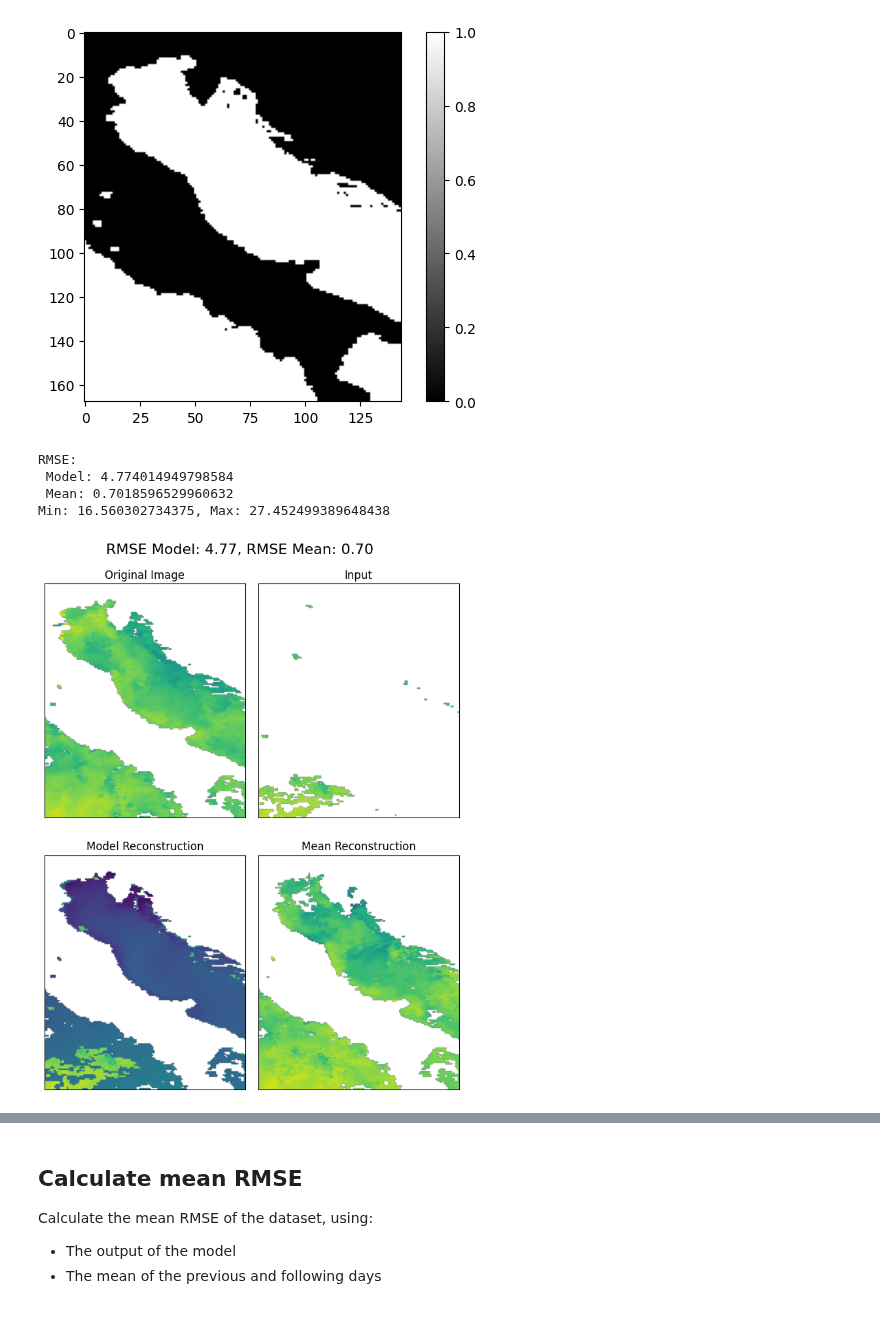
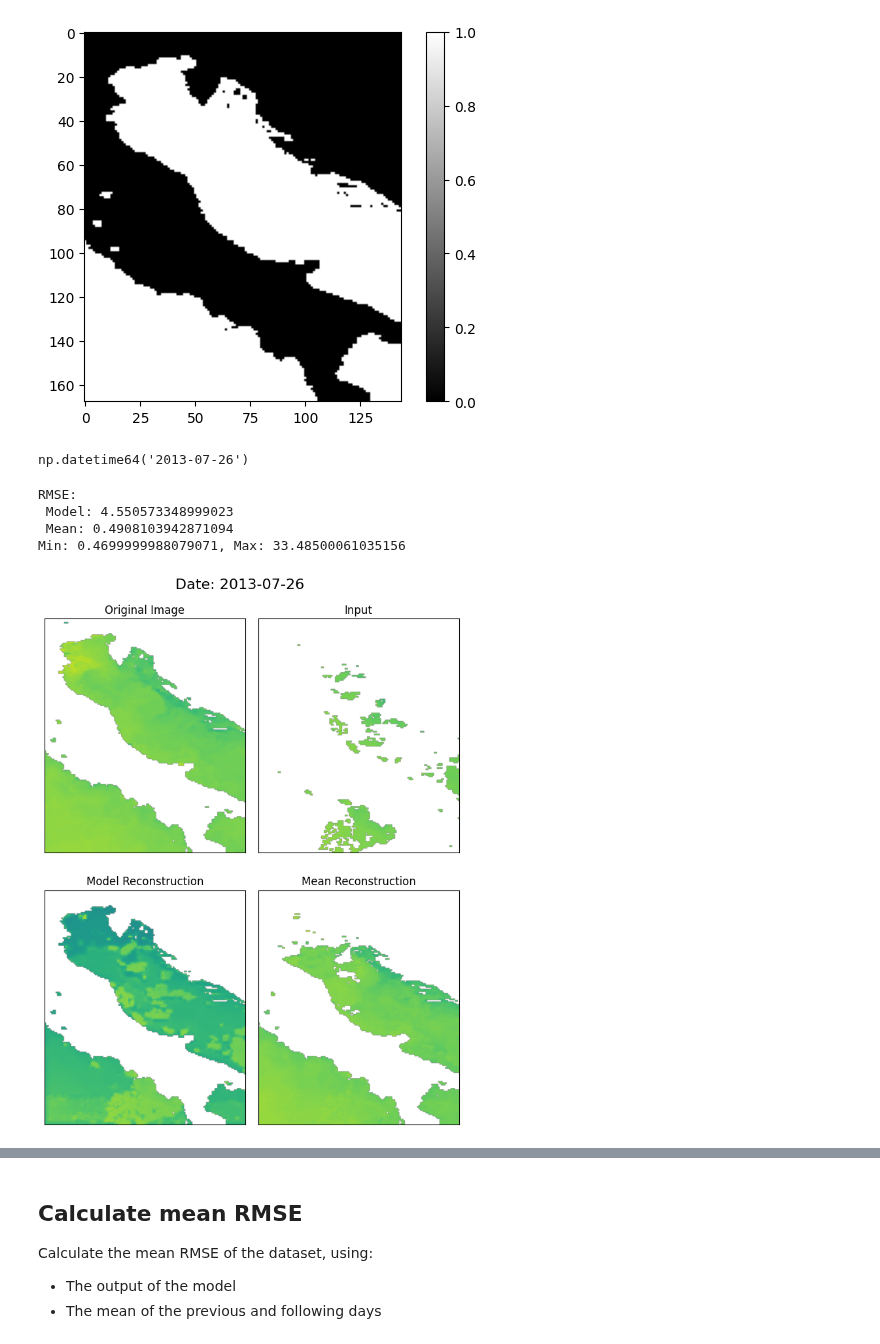
Before and after one commit to LisaDaVinchie/DINCAE.jl, a Jupyter notebook: data_analysis.ipynb, the cells around one changed output, grey strips where cells are left out. Saved outputs shown, nothing was run; the diff lists cells and outputs as text; code cells hidden in the pictures.

```diff
--- a/data_analysis.ipynb
+++ b/data_analysis.ipynb
@@ -7,7 +7,7 @@ import xarray
 import numpy as np
 import matplotlib.pyplot as plt
 # %%
-i = 7 # Index of the trial to analyze
+i = 8 # Index of the trial to analyze
 base_folder = f"./results/trial_{i}/"
 
 result = xarray.open_dataset(f"{base_folder}/data-avg.nc") # Model output
@@ -36,12 +36,16 @@ result_sst.shape, cleanup_sst.shape, cleanup_clouds_sst.shape, sea_mask.dtype, s
 # %%
 # Calculate in which days the clouds were applied
 
-added_clouds = []
+added_clouds = np.ones((N, 2), dtype=int)
 
 for i in range(N):
     missing_values = sum(np.isnan(cleanup_sst[i].flatten()))
     missing_values_clouds = sum(np.isnan(cleanup_clouds_sst[i].flatten()))
-    if missing_values_clouds > (missing_values + 100):
-        added_clouds.append(i)
+    n_pixels = missing_values_clouds - missing_values
+    added_clouds[i, 0] = i  # Store the day index
+    added_clouds[i, 1] = n_pixels
+
+# Sort added_clouds by the number of pixels with clouds (second column)
+added_clouds = added_clouds[added_clouds[:, 1].argsort()]
 
 print("# Days with clouds:", len(added_clouds))
@@ -51,13 +65,19 @@ plt.colorbar()
 # %% [output]
 <matplotlib.colorbar.Colorbar at 0x...>
 [figure]
+# %%
+cleanup.time[i].values.astype('datetime64[D]')
+# %% [output]
+np.datetime64('2013-07-26')
 # %%
 time_window = 3 # Specify the time window for reconstruction
 n_days = time_window // 2 # Get the number of days before and after the current day
 
-i = np.random.choice(added_clouds)  # Randomly select a day with added clouds
+i = np.random.choice(added_clouds[-1, :])  # Randomly select a day with added clouds
+i = added_clouds[-1, 0]
 reconstruction_days = [x for x in range(i - n_days, i + n_days + 1) if x != i]
 
+date = cleanup.time[i].values.astype('datetime64[D]')
 # The applied clouds are where cleanup_clouds_sst is NaN but and the original image isn't
 cloud_mask = np.isnan(cleanup_clouds_sst[i]) & ~np.isnan(cleanup_sst[i])
 
@@ -65,47 +85,48 @@ cloud_mask = np.isnan(cleanup_clouds_sst[i]) & ~np.isnan(cleanup_sst[i])
 reconstructed_img = np.where(cloud_mask, result_sst[i], cleanup_sst[i])
 
 # Calculate the mean of the surrounding days
-mean_res = np.nanmean(cleanup_clouds[reconstruction_days]['sst'].values, axis=0)
+mean_res = np.nanmean(cleanup_clouds_sst[reconstruction_days], axis=0)
 # Calculate the reconstructed image using the mean of the surrounding days where clouds were added
-reconstructed_mean_img = np.where(cloud_mask, mean_res, cleanup_sst)
+reconstructed_mean_img = np.where(cloud_mask, mean_res, cleanup_sst[i])
 
 # Calculate RMSE between the reconstructed and original images
-RMSE_model = np.sqrt(np.nanmean((reconstructed_img - cleanup_sst) ** 2))
-RMSE_mean = np.sqrt(np.nanmean((reconstructed_mean_img - cleanup_sst) ** 2))
+RMSE_model = np.sqrt(np.nanmean((reconstructed_img - cleanup_sst[i]) ** 2))
+RMSE_mean = np.sqrt(np.nanmean((reconstructed_mean_img - cleanup_sst[i]) ** 2))
 
 print(f"RMSE:\n Model: {RMSE_model}\n Mean: {RMSE_mean}")
 
 # Calculate the min and max values for consistent color scaling
 vmin = np.min([np.nanmin(reconstructed_img), np.nanmin(cleanup_clouds_sst), np.nanmin(reconstructed_mean_img)])
 vmax = np.max([np.nanmax(reconstructed_img), np.nanmax(cleanup_clouds_sst), np.nanmax(reconstructed_mean_img)])
 print(f"Min: {vmin}, Max: {vmax}")
 
 fig, axs = plt.subplots(2, 2, figsize=(7, 9), sharex=True, sharey=True)
-fig.suptitle(f"RMSE Model: {RMSE_model:.2f}, RMSE Mean: {RMSE_mean:.2f}", fontsize=16)
+# fig.suptitle(f"RMSE Model: {RMSE_model:.2f}, RMSE Mean: {RMSE_mean:.2f}", fontsize=16)
+fig.suptitle(f"Date: {date}", fontsize=16)
 
-axs[0, 0].imshow(cleanup_sst, cmap='viridis', vmin=vmin, vmax=vmax)
+axs[0, 0].imshow(cleanup_sst[i], cmap='viridis', vmin=vmin, vmax=vmax)
 axs[0, 0].set_title('Original Image')
 
-axs[0, 1].imshow(cleanup_clouds_sst, cmap='viridis', vmin=vmin, vmax=vmax)
+axs[0, 1].imshow(cleanup_clouds_sst[i], cmap='viridis', vmin=vmin, vmax=vmax)
 axs[0, 1].set_title('Input')
 
 axs[1, 0].imshow(reconstructed_img, cmap='viridis', vmin=vmin, vmax=vmax)
 axs[1, 0].set_title('Model Reconstruction')
 
 axs[1, 1].imshow(reconstructed_mean_img, cmap='viridis', vmin=vmin, vmax=vmax)
 axs[1, 1].set_title('Mean Reconstruction')
 
 plt.tight_layout()
 for ax in axs.flat:
     ax.set_xticks([])
     ax.set_yticks([])
 plt.show()
 # %% [output]
 RMSE:
- Model: 4.774014949798584
- Mean: 0.7018596529960632
-Min: 16.560302734375, Max: 27.452499389648438
+ Model: 4.550573348999023
+ Mean: 0.4908103942871094
+Min: 0.4699999988079071, Max: 33.48500061035156
-[figure, old version]
+[figure, new version]
 # %%
 plt.imshow(cloud_mask, cmap='gray')
 plt.colorbar()
```
Also changed, not shown: parts of 4 cells of this notebook.
